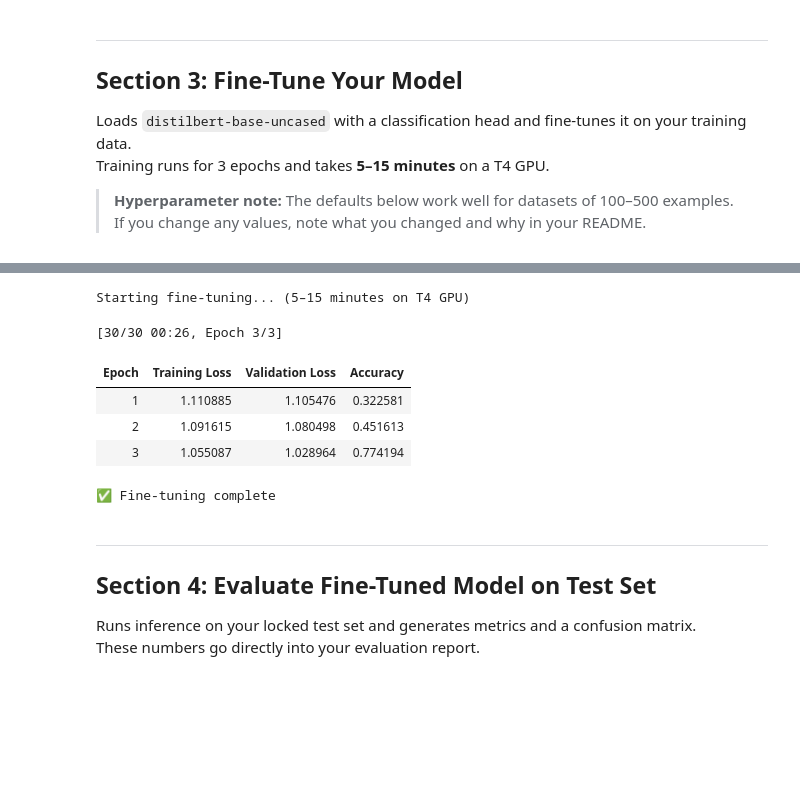
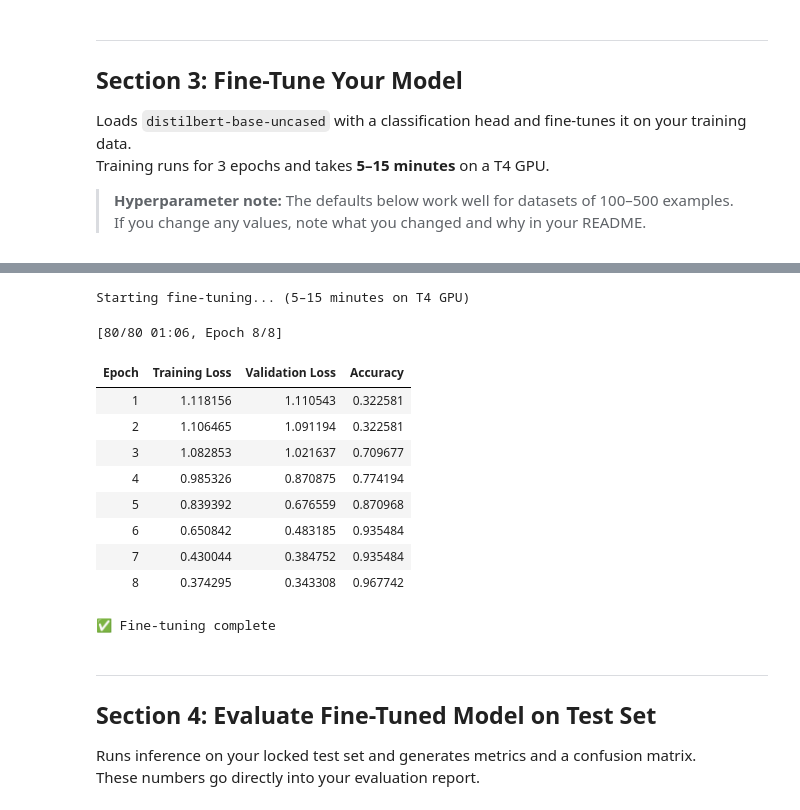
Before and after one commit to kousalyaa13/ai201-project3-takemeter, a Jupyter notebook: takemeter_ML.ipynb, the cells around one changed output, grey strips where cells are left out. Saved outputs shown, nothing was run; the diff lists cells and outputs as text; code cells hidden in the pictures; blank space fills up the shorter version.

```diff
--- a/takemeter_ML.ipynb
+++ b/takemeter_ML.ipynb
@@ -267,40 +267,45 @@ def compute_metrics(eval_pred):
 # ─────────────────────────────────────────────────────────────────────────
 training_args = TrainingArguments(
     output_dir="./takemeter-model",
-    num_train_epochs=3,
+    num_train_epochs=8,
     per_device_train_batch_size=16,
     per_device_eval_batch_size=32,
     learning_rate=2e-5,
     weight_decay=0.01,
     warmup_steps=50,
     eval_strategy="epoch",
     save_strategy="epoch",
     save_total_limit=1,
     load_best_model_at_end=True,
     metric_for_best_model="accuracy",
     logging_steps=10,
     report_to="none",
 )
 
 trainer = Trainer(
     model=model,
     args=training_args,
     train_dataset=train_dataset,
     eval_dataset=val_dataset,
     data_collator=data_collator,
     compute_metrics=compute_metrics,
 )
 
 print("Starting fine-tuning... (5–15 minutes on T4 GPU)")
 trainer.train()
 print("\n✅ Fine-tuning complete")
 # %% [output]
 Starting fine-tuning... (5–15 minutes on T4 GPU)
-[30/30 00:26, Epoch 3/3]
+[80/80 01:06, Epoch 8/8]
 | Epoch | Training Loss | Validation Loss | Accuracy |
-| 1 | 1.110885 | 1.105476 | 0.322581 |
-| 2 | 1.091615 | 1.080498 | 0.451613 |
-| 3 | 1.055087 | 1.028964 | 0.774194 |
+| 1 | 1.118156 | 1.110543 | 0.322581 |
+| 2 | 1.106465 | 1.091194 | 0.322581 |
+| 3 | 1.082853 | 1.021637 | 0.709677 |
+| 4 | 0.985326 | 0.870875 | 0.774194 |
+| 5 | 0.839392 | 0.676559 | 0.870968 |
+| 6 | 0.650842 | 0.483185 | 0.935484 |
+| 7 | 0.430044 | 0.384752 | 0.935484 |
+| 8 | 0.374295 | 0.343308 | 0.967742 |
 ✅ Fine-tuning complete
 # %% [markdown]
 ---
```
Also changed, not shown: parts of 6 cells of this notebook.
